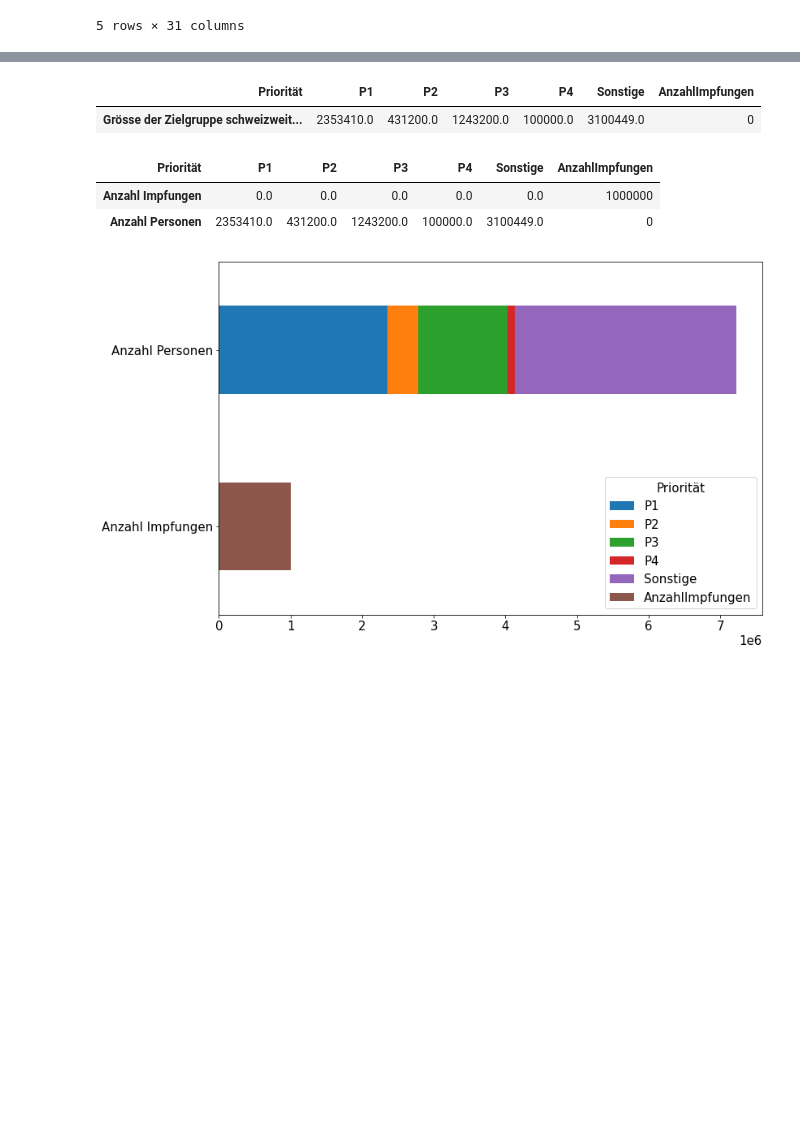
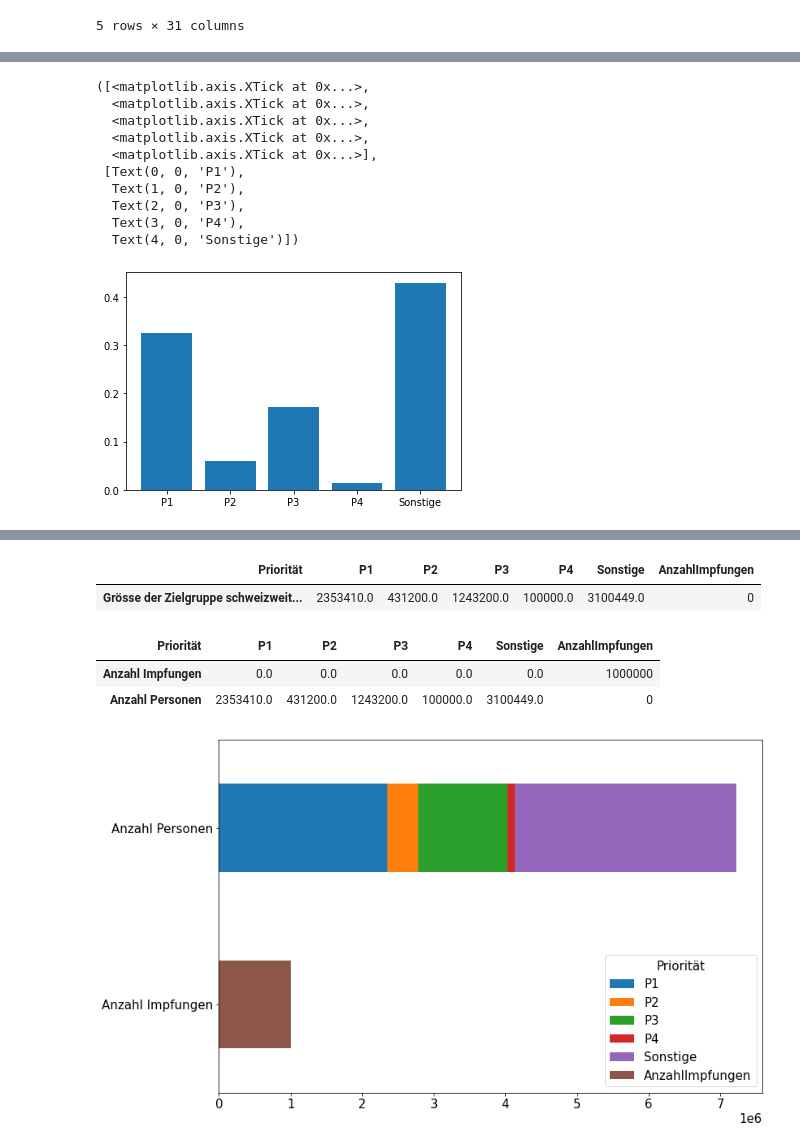
Before and after one commit to Kim-Morgaine/-petproject_impfcounter, a Jupyter notebook: vis_exploration.ipynb, the cells around one changed output, grey strips where cells are left out. Drawn from its saved outputs; the diff is of its cells as text; code cells hidden in the pictures; blank space fills up the shorter version.

Commit message:
new graph

```diff
--- a/vis_exploration.ipynb
+++ b/vis_exploration.ipynb
@@ -33,3 +43,5 @@ def set_sizes(fig_size:Tuple[int,int]=(9, 6), font_size:int=10):
 impf_ = impf.groupby("Priorität").sum()
 impf_plt = pd.DataFrame(impf_["Grösse der Zielgruppe schweizweit laut BAG-Schätzung"]).transpose()
 impf_plt["AnzahlImpfungen"] = 0
+# %%
+df = impf_.drop(columns= ["Grösse der Zielgruppe schweizweit laut BAG-Schätzung"])
@@ -35,0 +59,17 @@ impf_plt["AnzahlImpfungen"] = 0
+# %%
+bars =('P1', 'P2', 'P3', 'P4', 'Sonstige')
+y_pos = np.arange(len(n))
+plt.bar(y_pos,list(df["Bern"]/df["Bern"].sum()))
+plt.xticks(y_pos, bars)
+# %% [output]
+([<matplotlib.axis.XTick at 0x...>,
+  <matplotlib.axis.XTick at 0x...>,
+  <matplotlib.axis.XTick at 0x...>,
+  <matplotlib.axis.XTick at 0x...>,
+  <matplotlib.axis.XTick at 0x...>],
+ [Text(0, 0, 'P1'),
+  Text(1, 0, 'P2'),
+  Text(2, 0, 'P3'),
+  Text(3, 0, 'P4'),
+  Text(4, 0, 'Sonstige')])
+[figure, added]
```
Also changed, not shown: parts of 5 cells of this notebook, 1 other file.
